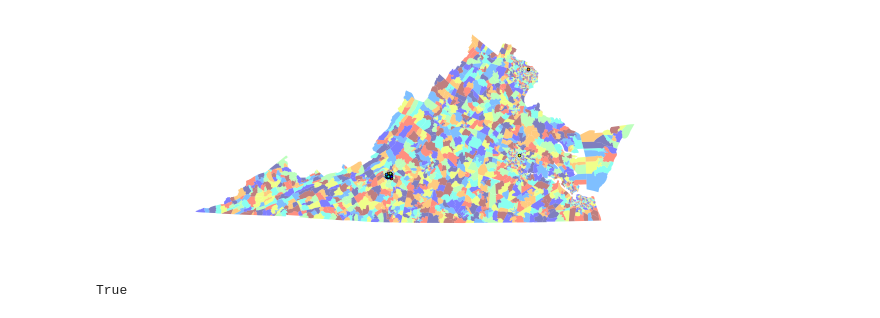
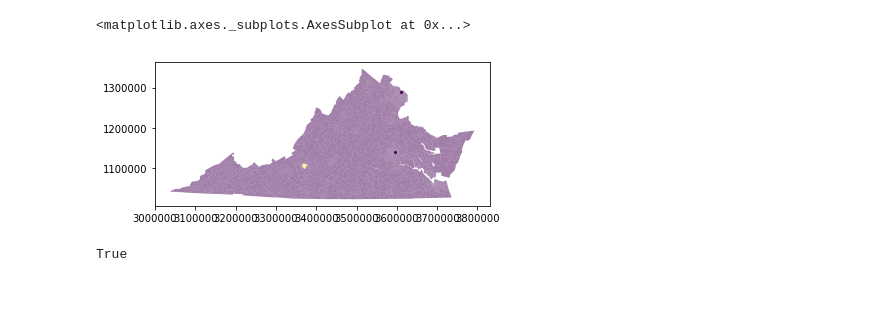
Before and after one commit to JamesSaxon/dist_analysis, a Jupyter notebook: va_mapping.ipynb, the cells around one changed output. Saved outputs shown, nothing was run; the diff lists cells and outputs as text; code cells hidden in the pictures.

```diff
--- a/va_mapping.ipynb
+++ b/va_mapping.ipynb
@@ -63,0 +62,7 @@ roanoke_geo = roanoke_geo.merge(roanoke_precincts, on = "number")
+# %%
+roanoke_city = gpd.read_file(vaf + "roanoke_city_precincts/voting_precincts.shp").to_crs(epsg = epsg)
+roanoke_city["precinct"] = roanoke_city.NAME.str.replace("LEE-HI", "LEE HI").str.upper()
+roanoke_city["locality"] = "ROANOKE CITY"
+roanoke_city["number"] = roanoke_city.VOTER_PREC.astype(int)
+roanoke_city.plot()
+# roanoke_city
@@ -70,6 +78,6 @@ special = gpd.GeoDataFrame(data = {"locality" : ["HENRICO COUNTY", "FAIRFAX COUN
                            geometry = [Point([-77.4295075, 37.5868458]), Point([-77.2328882, 38.9282495])],
                            crs = from_epsg(4269)).to_crs(epsg = epsg)
 # %%
-geo_16 = pd.concat([geo_16[geo_16.locality != "ROANOKE CITY"], roanoke_geo, special])\
+geo_16 = pd.concat([geo_16[geo_16.locality != "ROANOKE CITY"], roanoke_city, special])\
            .sort_values(by = ["locality", "precinct", "number"]).reset_index()\
            [["locality", "precinct", "number", "geometry"]]
@@ -78,7 +84,9 @@ geo_16 = pd.concat([geo_16[geo_16.locality != "ROANOKE CITY"], roanoke_geo, spec
 # %%
-geo_16.plot(linewidth = 0).set_axis_off()
+geo_16["is_rc"] = geo_16.locality == "ROANOKE CITY"
+geo_16.plot(column = "is_rc", linewidth = 0)
 # %% [output]
+<matplotlib.axes._subplots.AxesSubplot at 0x...>
-[figure, old version]
+[figure, new version]
 # %%
 votes_16 = pd.read_csv(vaf + "va_pres_ge_2016.csv", skiprows = [1],
                        usecols = ['County/City', 'Pct', 'Hillary R. Clinton', 'Donald J. Trump'])
```
Also changed, not shown: parts of 10 cells of this notebook, 4 other files.
